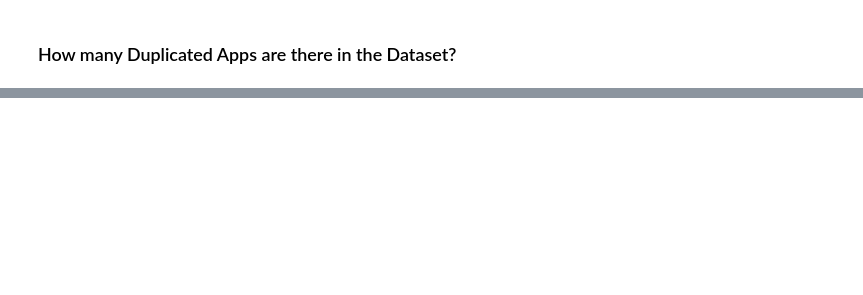
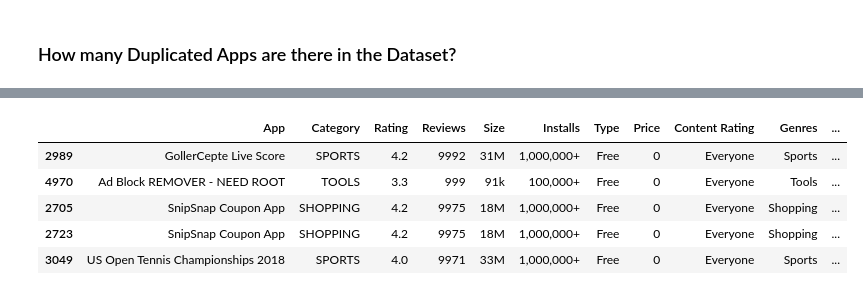
Before and after one commit to Devansh-react/data_cleaning_preprocressing, a Jupyter notebook: Ch-5.ipynb, the cells around one changed output, grey strips where cells are left out. Cells and saved outputs as stored; diff of their text form; code cells hidden in the pictures; blank space fills up the shorter version.

```diff
--- a/Ch-5.ipynb
+++ b/Ch-5.ipynb
@@ -200,0 +233,10 @@ df.loc[df.duplicated(subset=["App"])].sort_values(by="App").head(10)
+# %%
+df.sort_values(by=["Reviews","App"],ascending=False,inplace = True)
+df.head()
+# %% [output]
+|  | App | Category | Rating | Reviews | Size | Installs | Type | Price | Content Rating | Genres | ... |
+| 2989 | GollerCepte Live Score | SPORTS | 4.2 | 9992 | 31M | 1,000,000+ | Free | 0 | Everyone | Sports | ... |
+| 4970 | Ad Block REMOVER - NEED ROOT | TOOLS | 3.3 | 999 | 91k | 100,000+ | Free | 0 | Everyone | Tools | ... |
+| 2705 | SnipSnap Coupon App | SHOPPING | 4.2 | 9975 | 18M | 1,000,000+ | Free | 0 | Everyone | Shopping | ... |
+| 2723 | SnipSnap Coupon App | SHOPPING | 4.2 | 9975 | 18M | 1,000,000+ | Free | 0 | Everyone | Shopping | ... |
+| 3049 | US Open Tennis Championships 2018 | SPORTS | 4.0 | 9971 | 33M | 1,000,000+ | Free | 0 | Everyone | Sports | ... |
```
Also changed, not shown: parts of 39 cells of this notebook.
